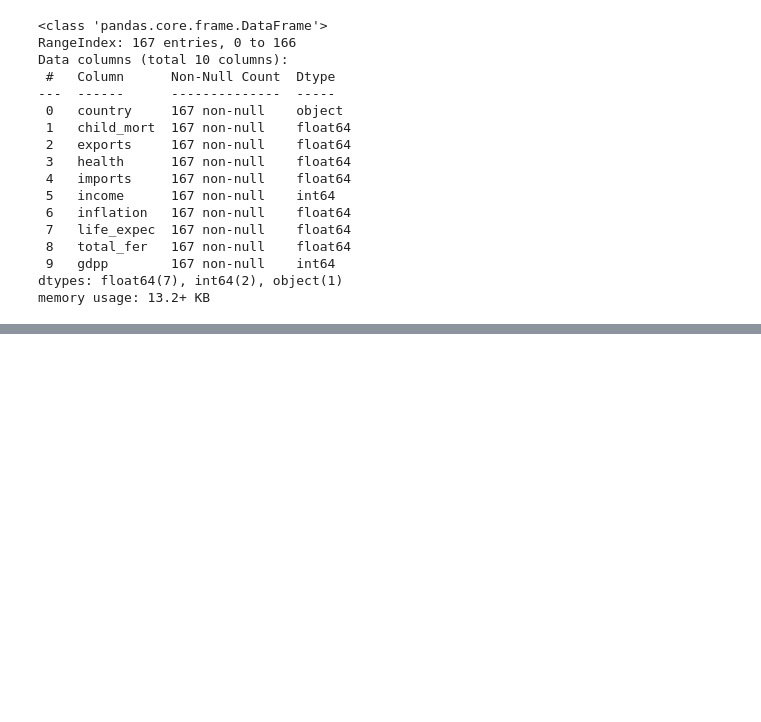
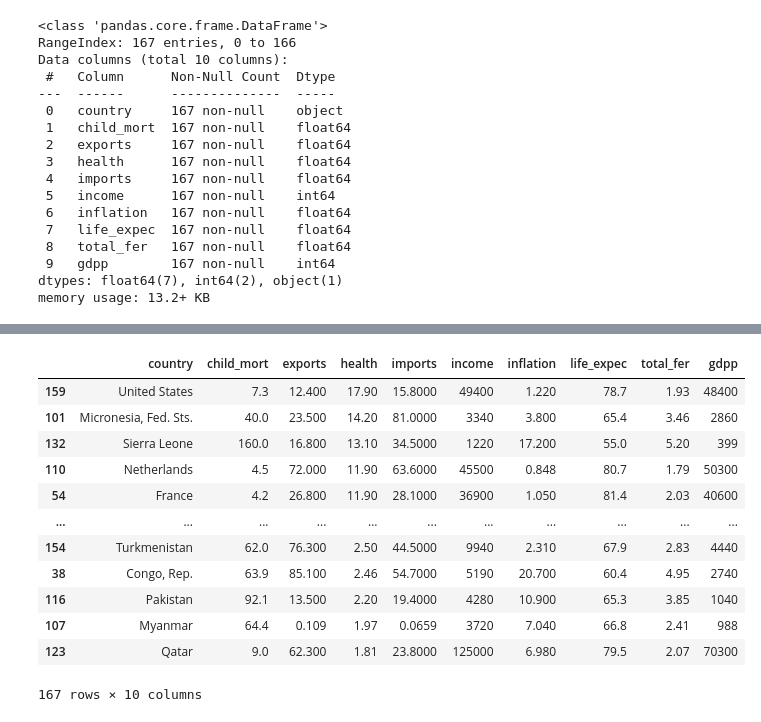
Before and after one commit to gyana-ranjan-dash/World_proverty_analysis, a Jupyter notebook: World_poverty_analysis.ipynb, the cells around one changed output, grey strips where cells are left out. Drawn from its saved outputs; the diff is of its cells as text; code cells hidden in the pictures; blank space fills up the shorter version.

```diff
--- a/World_poverty_analysis.ipynb
+++ b/World_poverty_analysis.ipynb
@@ -110,0 +123,16 @@ memory usage: 13.2+ KB
+# %%
+country_df.sort_values(by='health', ascending = False)
+# %% [output]
+|  | country | child_mort | exports | health | imports | income | inflation | life_expec | total_fer | gdpp |
+| 159 | United States | 7.3 | 12.400 | 17.90 | 15.8000 | 49400 | 1.220 | 78.7 | 1.93 | 48400 |
+| 101 | Micronesia, Fed. Sts. | 40.0 | 23.500 | 14.20 | 81.0000 | 3340 | 3.800 | 65.4 | 3.46 | 2860 |
+| 132 | Sierra Leone | 160.0 | 16.800 | 13.10 | 34.5000 | 1220 | 17.200 | 55.0 | 5.20 | 399 |
+| 110 | Netherlands | 4.5 | 72.000 | 11.90 | 63.6000 | 45500 | 0.848 | 80.7 | 1.79 | 50300 |
+| 54 | France | 4.2 | 26.800 | 11.90 | 28.1000 | 36900 | 1.050 | 81.4 | 2.03 | 40600 |
+| ... | ... | ... | ... | ... | ... | ... | ... | ... | ... | ... |
+| 154 | Turkmenistan | 62.0 | 76.300 | 2.50 | 44.5000 | 9940 | 2.310 | 67.9 | 2.83 | 4440 |
+| 38 | Congo, Rep. | 63.9 | 85.100 | 2.46 | 54.7000 | 5190 | 20.700 | 60.4 | 4.95 | 2740 |
+| 116 | Pakistan | 92.1 | 13.500 | 2.20 | 19.4000 | 4280 | 10.900 | 65.3 | 3.85 | 1040 |
+| 107 | Myanmar | 64.4 | 0.109 | 1.97 | 0.0659 | 3720 | 7.040 | 66.8 | 2.41 | 988 |
+| 123 | Qatar | 9.0 | 62.300 | 1.81 | 23.8000 | 125000 | 6.980 | 79.5 | 2.07 | 70300 |
+167 rows × 10 columns
```
Also changed, not shown: parts of 1 cell of this notebook.
